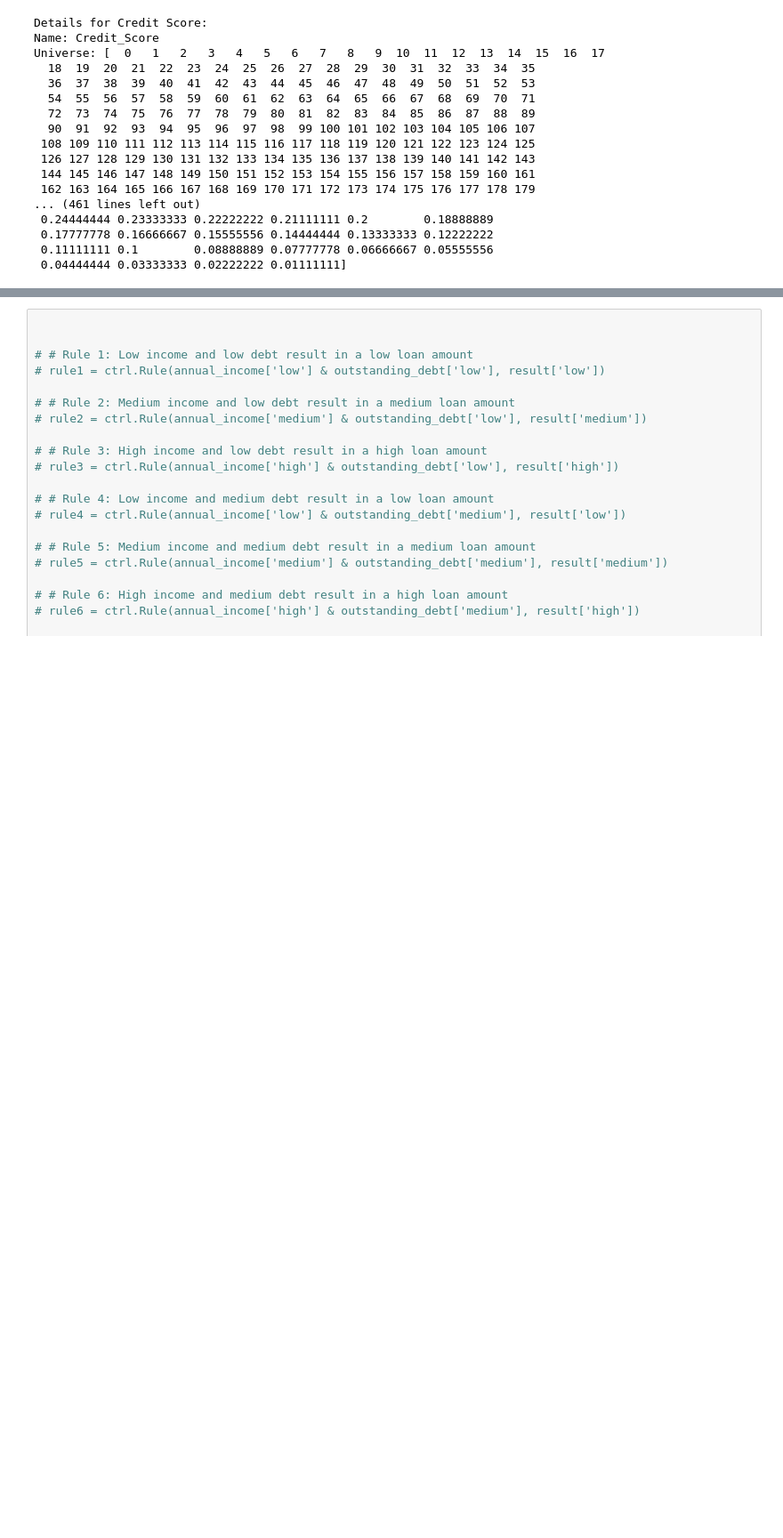
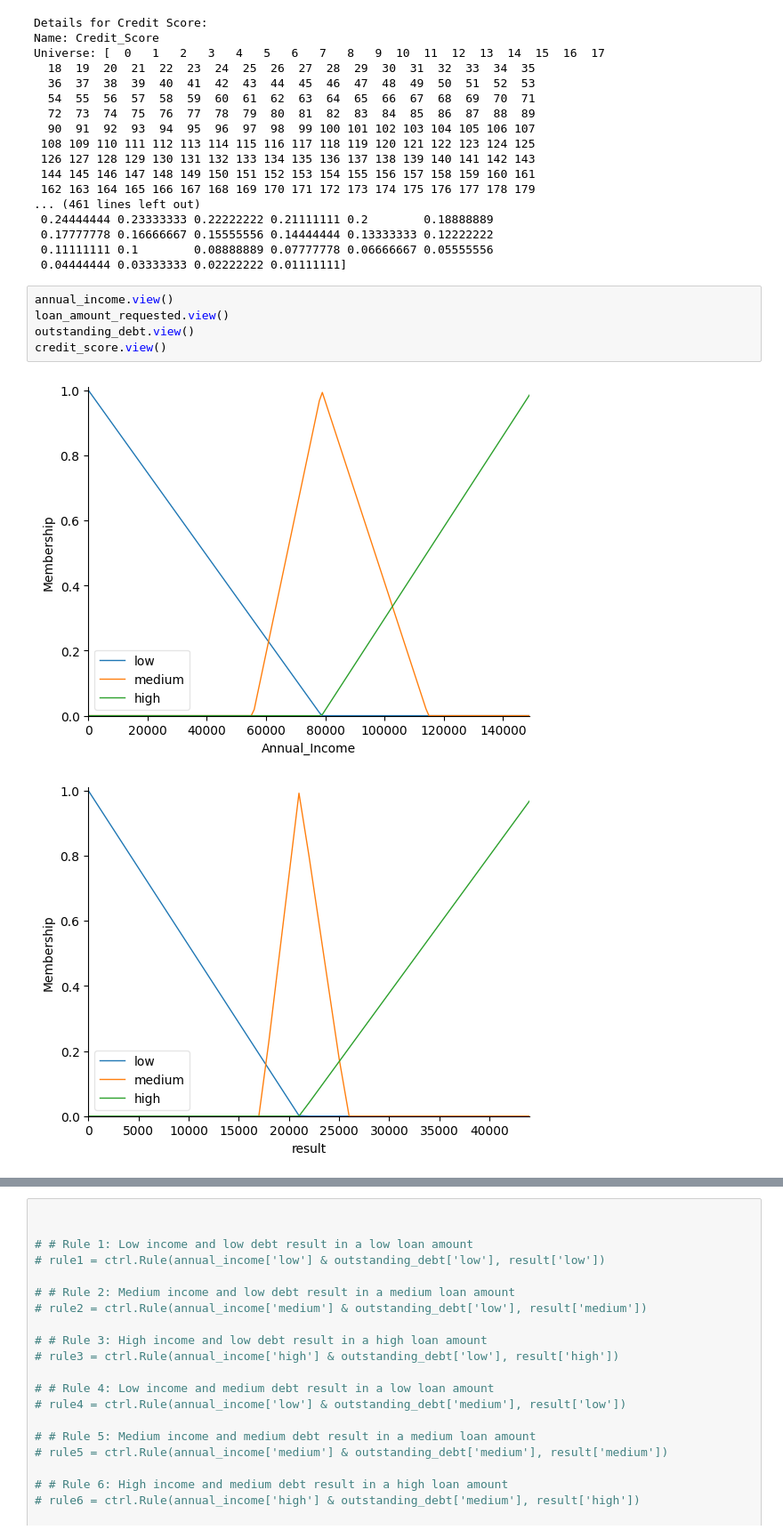
Before and after one commit to Harithelamin/ACIT4620-24H-G6, a Jupyter notebook: fuzzificationCreditscore.ipynb, the cells around one changed output, grey strips where cells are left out. Shown at 89% size. Drawn from its saved outputs; the diff is of its cells as text; blank space fills up the shorter version.

```diff
--- a/fuzzificationCreditscore.ipynb
+++ b/fuzzificationCreditscore.ipynb
@@ -132,3 +132,11 @@ Universe: [  0   1   2   3   4   5   6   7   8   9  10  11  12  13  14  15  16
  0.17777778 0.16666667 0.15555556 0.14444444 0.13333333 0.12222222
  0.11111111 0.1        0.08888889 0.07777778 0.06666667 0.05555556
  0.04444444 0.03333333 0.02222222 0.01111111]
+# %%
+annual_income.view()
+loan_amount_requested.view()
+outstanding_debt.view()
+credit_score.view()
+# %% [output]
+[figure, added]
+[figure, added]
```
Also changed, not shown: parts of 5 cells of this notebook.
